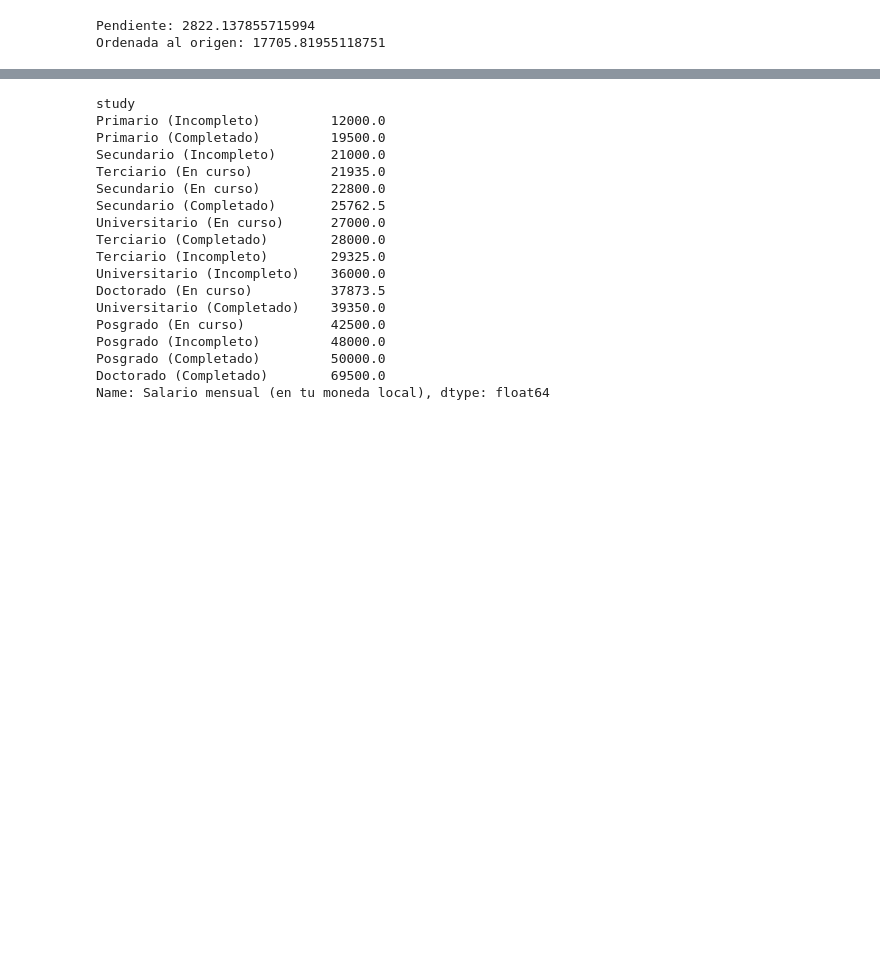
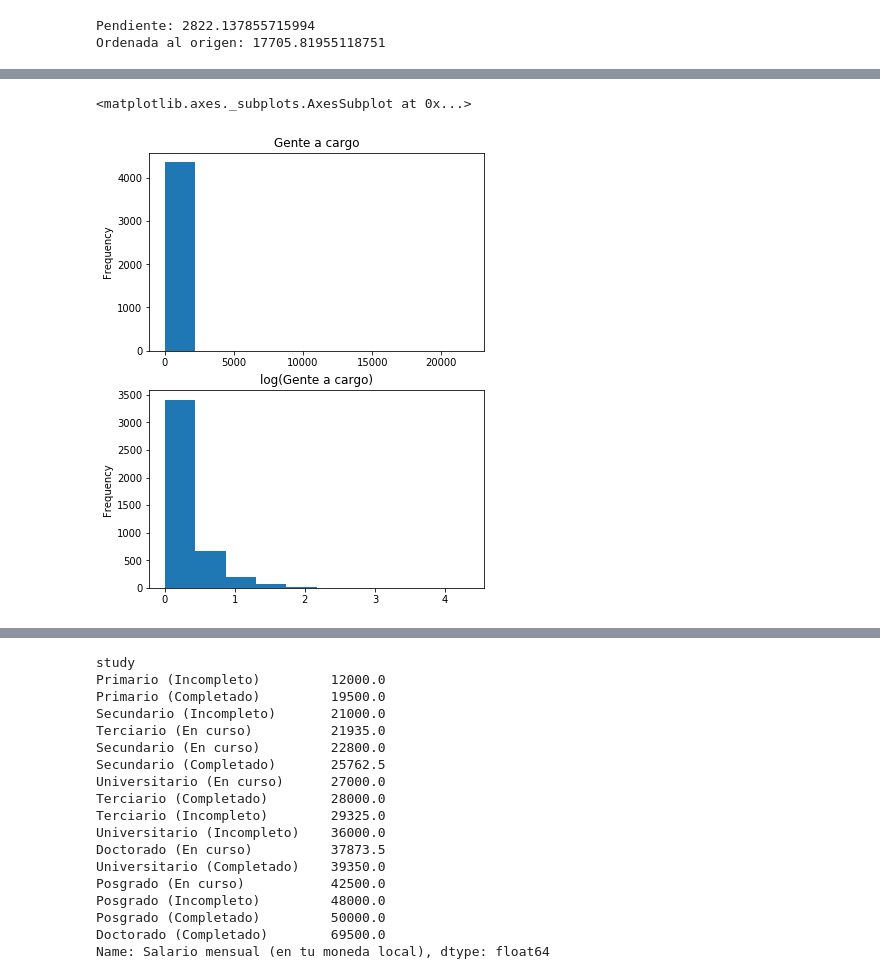
Before and after one commit to seppo0010/sysarmy-sueldos-2019.1, a Jupyter notebook: Sysarmy - Predicción de sueldos.ipynb, the cells around one changed output, grey strips where cells are left out. Drawn from its saved outputs; the diff is of its cells as text; code cells hidden in the pictures; blank space fills up the shorter version.

```diff
--- a/Sysarmy - Predicción de sueldos.ipynb
+++ b/Sysarmy - Predicción de sueldos.ipynb
@@ -287,0 +296,9 @@ Esta primera aproximación es intuitiva y fácil de ver. Podemos generalizar la
+# %%
+import matplotlib.pyplot as plt
+from math import log
+_, (ax1, ax2) = plt.subplots(2, 1, figsize=(6, 8))
+df['¿Cuánta?'].plot.hist(title='Gente a cargo', ax=ax1)
+df['¿Cuánta?'].apply(lambda x: log(x+1, 10)).plot.hist(title='log(Gente a cargo)', ax=ax2)
+# %% [output]
+<matplotlib.axes._subplots.AxesSubplot at 0x...>
+[figure, added]
```
Also changed, not shown: parts of 15 cells of this notebook.
